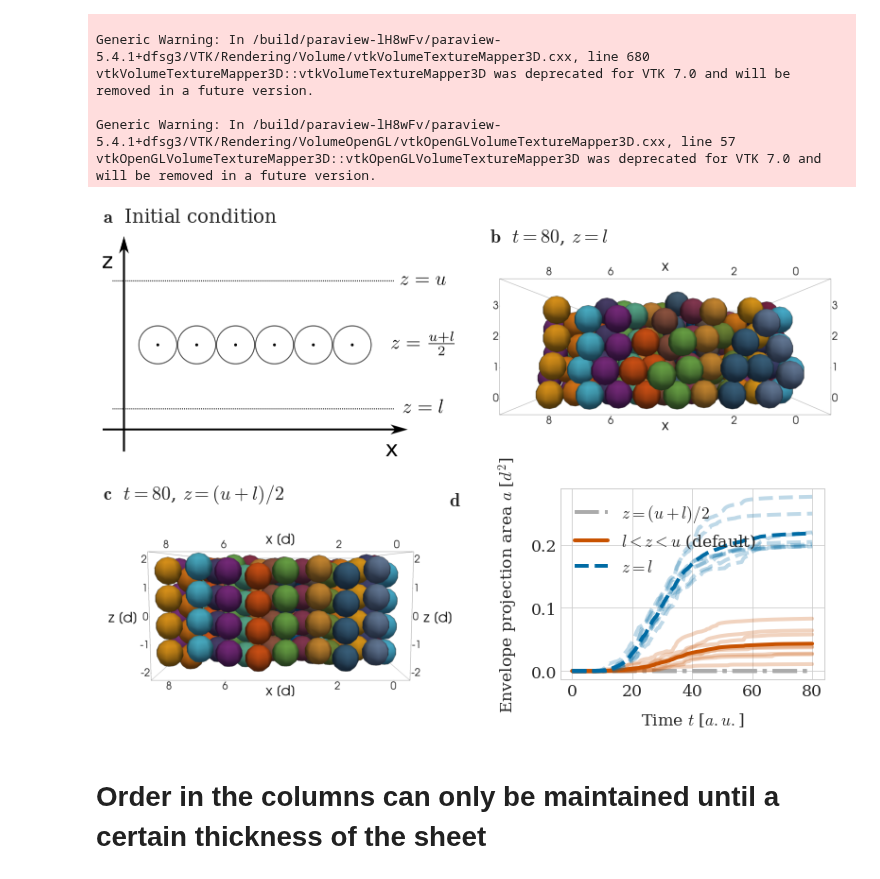
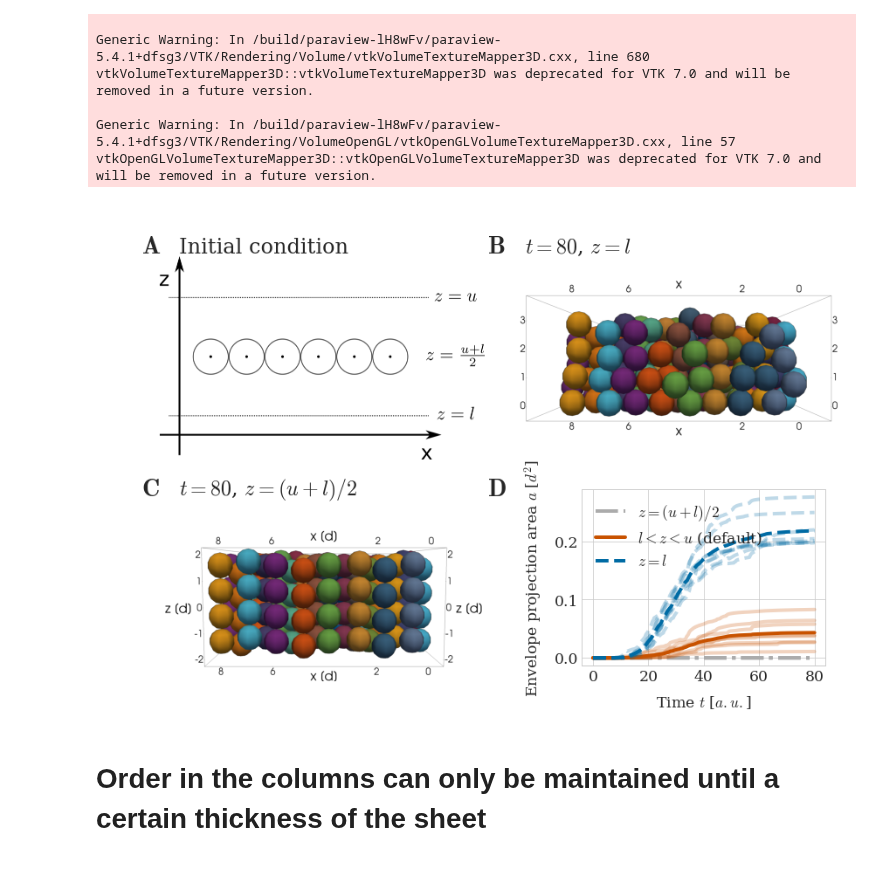
Before and after one commit to somathias/CartilageCBM, a Jupyter notebook: experiments/exp-mesenchymal_condensation.ipynb, the cells around one changed output. Cells and saved outputs as stored; diff of their text form; code cells hidden in the pictures.

```diff
--- a/experiments/exp-mesenchymal_condensation.ipynb
+++ b/experiments/exp-mesenchymal_condensation.ipynb
@@ -631,7 +646,10 @@ initial1 = mpimg.imread('data/plots_manual/scaling.png')
 ax1.imshow(initial1)
 ax1.grid(False)
 ax1.axis('off')
-ax1.set_title(r'$\bf a$  Scaling parameter $c$', x=0.28, y=1, fontsize=20)
+#ax1.set_title(r'$\bf A$ Scaling parameter $c$', x=0.28, y=1, fontsize=20)
+ax1.annotate(r'$\bf A$', (0.06, 0.9), xycoords='figure fraction', fontsize=28)
+ax1.annotate(r'Scaling parameter $c$', (0.11, 0.9), xycoords='figure fraction', fontsize=24)
+
 
 final1 = mpimg.imread(dir_100+'/0/threshold_48_minus_y_t800.png')
 #crop
@@ -639,7 +657,10 @@ final1 = final1[100:-100, 550:-650]
 ax2.imshow(final1)
 ax2.grid(False)
 ax2.axis('off')
-ax2.set_title(r'$\bf b$  $t=80$, $c=1.0$', x=0.1, y=1.1, fontsize=20)
+#ax2.set_title(r'$\bf B$  $t=80$, $c=1.0$', x=0.1, y=1.1, fontsize=20)
+ax2.annotate(r'$\bf B$', (0.52, 0.9), xycoords='figure fraction', fontsize=28)
+ax2.annotate(r'$t=80$, $c=1.0$', (0.57, 0.9), xycoords='figure fraction', fontsize=24)
+
 
 final2 = mpimg.imread(dir_110+'/0/threshold_48_minus_y_t800.png')
 #crop
@@ -647,7 +668,10 @@ final2 = final2[100:-100, 550:-750]
 ax3.imshow(final2)
 ax3.grid(False)
 ax3.axis('off')
-ax3.set_title(r'$\bf c$  $t=80$, $c=1.1$', loc='left', fontsize=20)
+#ax3.set_title(r'$\bf C$  $t=80$, $c=1.1$', loc='left', fontsize=20)
+ax3.annotate(r'$\bf C$', (0.06, 0.43), xycoords='figure fraction', fontsize=28)
+ax3.annotate(r'$t=80$, $c=1.1$', (0.11, 0.43), xycoords='figure fraction', fontsize=24)
+
 
 
 # time steps are consistent across runs, so it's sufficient to load them from a single path
@@ -689,11 +713,13 @@ ax4.plot(times_d, ppa_av_d, color=defcolors[0], label='$c=1.1$', linestyle='--')
 ax4.set_xlabel('Time $t$ [$a.u.$]')
 ax4.set_ylabel('Envelope projection area $a$ [$d^2$]')
 ax4.legend()
-ax4.set_title(r'$\bf d$', x=-0.39, y=0.9, fontsize=20)
+#ax4.set_title(r'$\bf D$', x=-0.39, y=0.9, fontsize=20)
+ax4.annotate(r'$\bf D$', (0.52, 0.43), xycoords='figure fraction', fontsize=28)
 
 ll, bb, ww, hh = ax4.get_position().bounds
 ax4.set_position([ll+0.2*ww, bb+0.2*hh, ww*0.75, hh*0.75])
 
 
 plt.savefig(path_to_plots+'scaling_configurations.pdf', bbox_inches='tight', dpi=600)
+plt.savefig(path_to_plots+'Fig7.pdf', bbox_inches='tight', dpi=600)
 # %% [output]
@@ -776,7 +802,9 @@ initial1 = mpimg.imread('data/plots_manual/flat.png')
 ax1.imshow(initial1)
 ax1.grid(False)
 ax1.axis('off')
-ax1.set_title(r'$\bf a$  Initial condition', loc='left', fontsize=20)
+#ax1.set_title(r'$\bf A$  Initial condition', loc='left', fontsize=20)
+ax1.annotate(r'$\bf A$', (0.06, 0.9), xycoords='figure fraction', fontsize=28)
+ax1.annotate(r'Initial condition', (0.11, 0.9), xycoords='figure fraction', fontsize=24)
 
 final1 = mpimg.imread(dir_lb0+'/0/threshold_48_minus_y_t800.png')
 #crop
@@ -784,7 +812,9 @@ final1 = final1[100:-100, 610:-650]
 ax2.imshow(final1)
 ax2.grid(False)
 ax2.axis('off')
-ax2.set_title(r'$\bf b$  $t=80$, $z=l$', loc='left', fontsize=20)
+#ax2.set_title(r'$\bf B$  $t=80$, $z=l$', loc='left', fontsize=20)
+ax2.annotate(r'$\bf B$', (0.52, 0.9), xycoords='figure fraction', fontsize=28)
+ax2.annotate(r'$t=80$, $z=l$', (0.57, 0.9), xycoords='figure fraction', fontsize=24)
 
 final2 = mpimg.imread(dir_flat+'/0/threshold_48_minus_y_t800.png')
 #crop
@@ -792,7 +822,9 @@ final2 = final2[80:-80, 610:-610]
 ax3.imshow(final2)
 ax3.grid(False)
 ax3.axis('off')
-ax3.set_title(r'$\bf c$  $t=80$, $z=(u+l)/2$', loc='left', fontsize=20)
+#ax3.set_title(r'$\bf C$  $t=80$, $z=(u+l)/2$', loc='left', fontsize=20)
+ax3.annotate(r'$\bf C$', (0.06, 0.43), xycoords='figure fraction', fontsize=28)
+ax3.annotate(r'$t=80$, $z=(u+l)/2$', (0.11, 0.43), xycoords='figure fraction', fontsize=24)
 
 
 # time steps are consistent across runs, so it's sufficient to load them from a single path
@@ -814,35 +846,37 @@ for seed in range(8):
     ppa = np.loadtxt(dir_default+str(seed)+'/results_from_time_0/metrics_results/data_patch_projection_area_av.txt', dtype=float)
     ppa_av_default += ppa
     ax4.plot(times_default, ppa, color=defcolors[5], alpha=0.25)
 ppa_av_default = ppa_av_default/8
 
 
 ## ax1 - scaling
 ax4.plot(times_default, ppa_av_default, color=defcolors[5], label='$l<z<u$ (default)')
 
 # time steps are consistent across runs, so it's sufficient to load them from a single path
 times_d, coords_d = sm.read_in_data(dir_lb0 + '0/results_from_time_0/')
 
 ppa_av_d = np.zeros(times_d.shape)
 for seed in range(8):
     ppa = np.loadtxt(dir_lb0+str(seed)+'/results_from_time_0/metrics_results/data_patch_projection_area_av.txt', dtype=float)
     ppa_av_d += ppa
     ax4.plot(times_d, ppa, color=defcolors[0], alpha=0.25, linestyle='--')
 ppa_av_d = ppa_av_d /8
 ax4.plot(times_d, ppa_av_d, color=defcolors[0], label='$z=l$', linestyle='--')
 
 ax4.set_xlabel('Time $t$ [$a.u.$]')
 ax4.set_ylabel('Envelope projection area $a$ [$d^2$]')
 ax4.legend()
-ax4.set_title(r'$\bf d$', x=-0.4, y=0.85, fontsize=20)
+#ax4.set_title(r'$\bf D$', x=-0.4, y=0.85, fontsize=20)
+ax4.annotate(r'$\bf D$', (0.52, 0.43), xycoords='figure fraction', fontsize=28)
 
 ll, bb, ww, hh = ax4.get_position().bounds
 ax4.set_position([ll+0.2*ww, bb+0.2*hh, ww*0.75, hh*0.75])
 
 
 plt.savefig(path_to_plots+'flat_configurations.pdf', bbox_inches='tight', dpi=600)
+plt.savefig(path_to_plots+'Fig8.pdf', bbox_inches='tight', dpi=600)
 # %% [output]
-[figure, old version]
+[figure, new version]
 # %% [markdown]
 # Order in the columns can only be maintained until a certain thickness of the sheet
 # %% [markdown]
```
Also changed, not shown: parts of 6 cells of this notebook, 2 other files.
